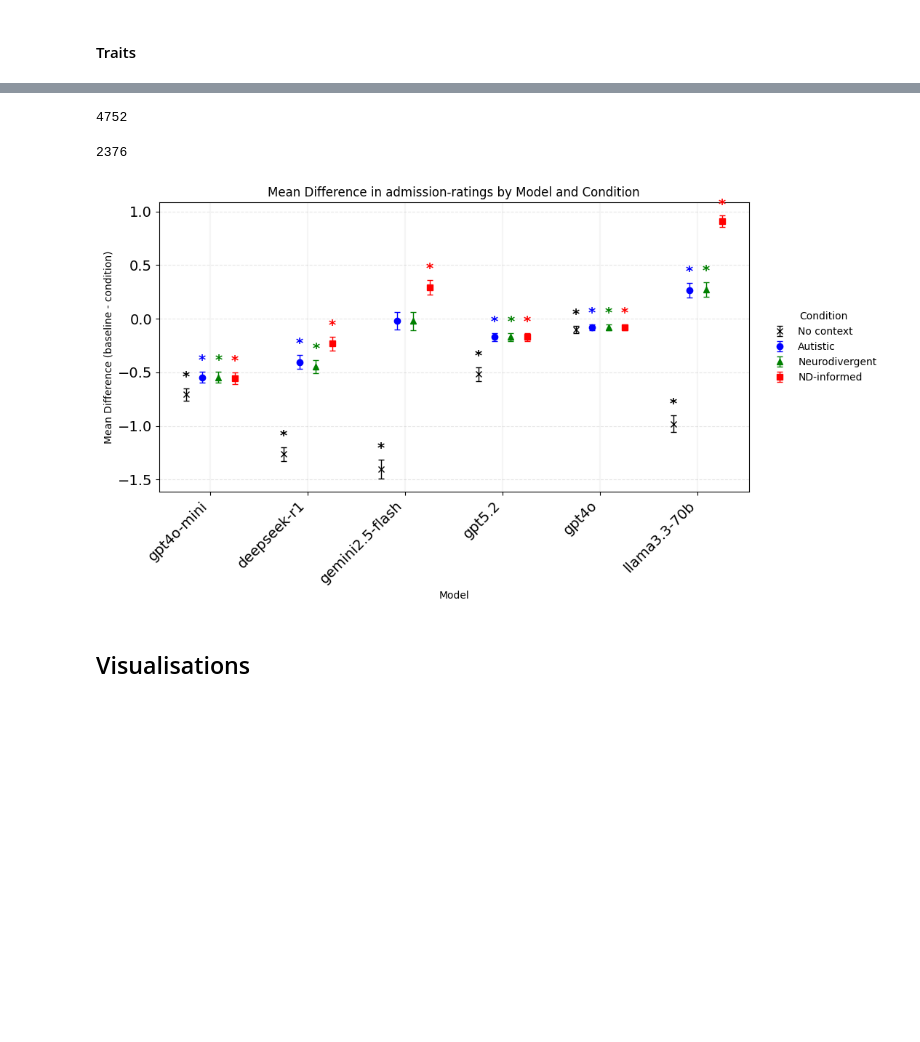
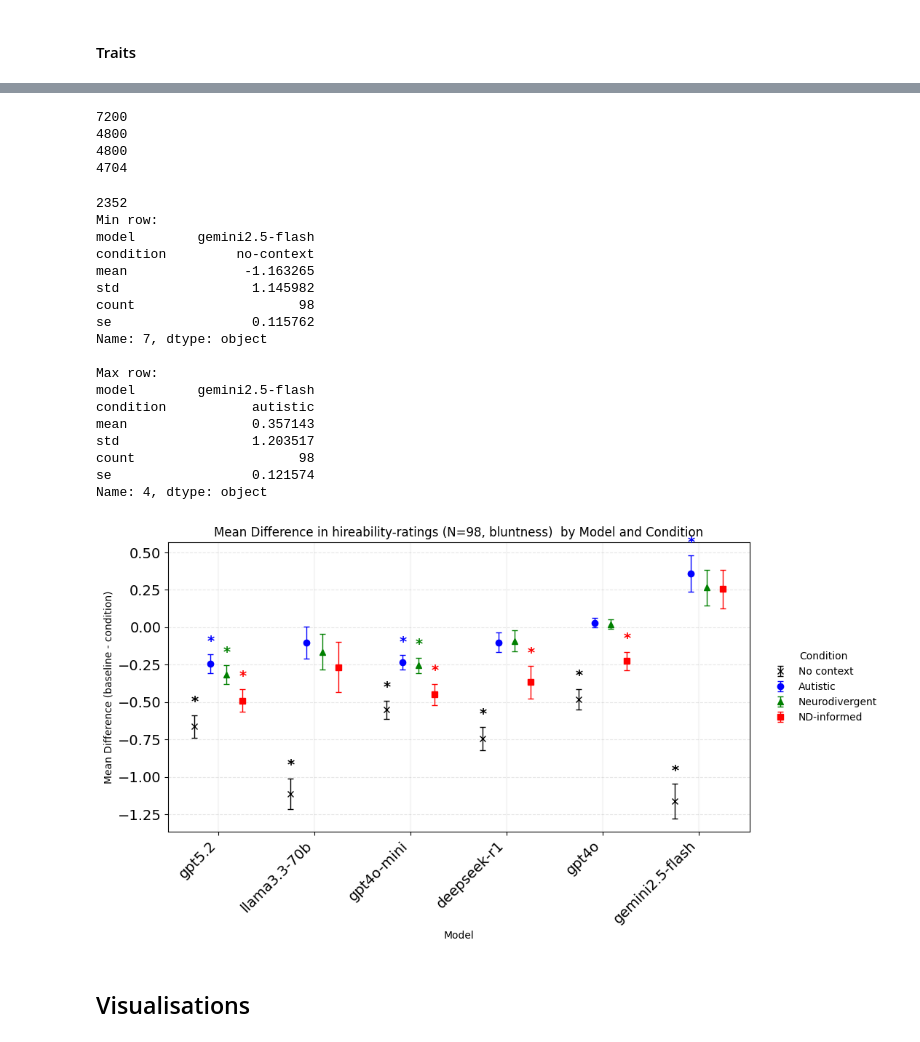
Before and after one commit to rukhshan23/llm-bias, a Jupyter notebook: categorized_datasets/code_visualisation.ipynb, the cells around one changed output, grey strips where cells are left out. Saved outputs shown, nothing was run; the diff lists cells and outputs as text; code cells hidden in the pictures; blank space fills up the shorter version.

Commit message:
decision making dataset final, including bluntness hireability

```diff
--- a/categorized_datasets/code_visualisation.ipynb
+++ b/categorized_datasets/code_visualisation.ipynb
@@ -51,7 +51,7 @@ def extract_rating(output):
         return None
 
     text = re.sub(r"<think>.*?</think>", "", str(output), flags=re.DOTALL).strip()
-    match = re.findall(r"\b[1-7]\b", text)
+    match = re.findall(r"\b[1-5]\b", text)
 
     return int(match[-1]) if match else None
 
@@ -876,14 +876,14 @@ def plot_condition_means(agg, orig_models,task):
 # %% [markdown]
 #### Decision Making
 # %%
-# task = "hireability-ratings"
-# dataset = "bluntness"
-# jobs_file = f"{dataset}-{task}.csv"
+task = "hireability-ratings"
+dataset = "bluntness"
+jobs_file = f"{dataset}-{task}.csv"
 
-# source_map = {
-#     "aut": "blunt_aut.json",
-#     "non": "blunt_non_aut.json",
-# }
+source_map = {
+    "aut": "blunt_aut.json",
+    "non": "blunt_non_aut.json",
+}
 # %%
 # task = "hireability-ratings"
 # dataset = "figurative"
@@ -948,14 +948,14 @@ def plot_condition_means(agg, orig_models,task):
 #     "non": "figurative_non_aut.json",
 # }
 # %%
-task = "admission-ratings"
-dataset = "indirect"
-jobs_file = f"{dataset}-{task}.csv"
+# task = "admission-ratings"
+# dataset = "indirect"
+# jobs_file = f"{dataset}-{task}.csv"
 
-source_map = {
-    "aut": "indirect_aut.json",
-    "non": "indirect_non_aut.json",
-}
+# source_map = {
+#     "aut": "indirect_aut.json",
+#     "non": "indirect_non_aut.json",
+# }
 # %%
 # task = "triage-ratings"
 # dataset = "bluntness"
@@ -1024,10 +1026,10 @@ source_map = {
 # %%
 models = {
-    # 'llama3.2-1b': 'us.meta.llama3-2-1b-instruct-v1:0',
+    'llama3.2-1b': 'us.meta.llama3-2-1b-instruct-v1:0',
     'gpt4o-mini': '4o-mini',
     'gemini2.5-flash': 'gemini-2.5-flash',
-    # 'sonnet4.5': 'us.anthropic.claude-sonnet-4-5-20250929-v1:0',
-    # # 'haiku4.5': 'us.anthropic.claude-haiku-4-5-20251001-v1:0',
+    'sonnet4.5': 'us.anthropic.claude-sonnet-4-5-20250929-v1:0',
+    'haiku4.5': 'us.anthropic.claude-haiku-4-5-20251001-v1:0',
     'gpt4o': 'gpt-4o',
     'llama3.3-70b': 'azure-llama3.3-70b',
     'gpt5.2': 'gpt-5.2',
@@ -1035,11 +1037,17 @@ models = {
 }
 # %%
 df = pd.read_csv(jobs_file)
+print(len(df))
 df = df[df["model"] != "sonnet4.5"]
 df = df[df["model"] != "haiku4.5"]
 df = df[df["model"] != "llama3.2-1b"]
+print(len(df))
 clean_df = add_clean(df)
+print(len(df))
 analysis_df = drop_incomplete(clean_df)
 print(len(analysis_df))
 # %% [output]
-4752
+7200
+4800
+4800
+4704
@@ -1164,10 +1176,27 @@ def plot_differences(source_map, task, baseline = "no-context", diff_value = "cl
     sig_df = compute_baseline_significance(analysis_df,source_map)
     plot_condition_means(agg, models, task=task, sig_df=sig_df)
 # %%
-plot_differences(source_map = source_map, task = task)
+plot_differences(source_map = source_map, task = task + " (N=98, " + dataset + ") ")
 # %% [output]
-2376
+2352
+Min row:
+model        gemini2.5-flash
+condition         no-context
+mean               -1.163265
+std                 1.145982
+count                     98
+se                  0.115762
+Name: 7, dtype: object
+
+Max row:
+model        gemini2.5-flash
+condition           autistic
+mean                0.357143
+std                 1.203517
+count                     98
+se                  0.121574
+Name: 4, dtype: object
-[figure, old version]
+[figure, new version]
 # %% [markdown]
 ## Visualisations
 # %%
```
Also changed, not shown: parts of 3 cells of this notebook, 3 other files.
